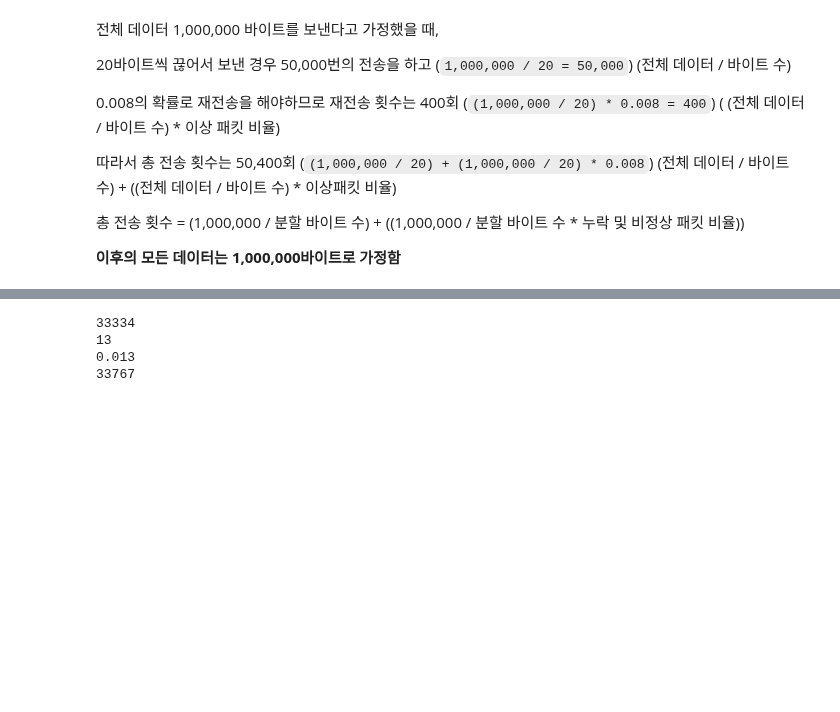
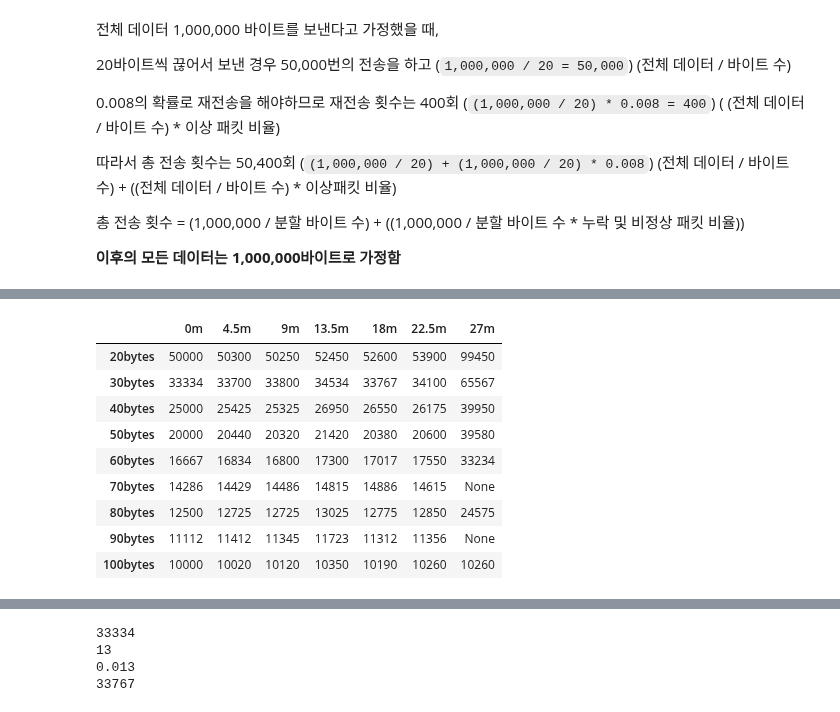
Before and after one commit to Gasiyori/Github_study, a Jupyter notebook: Total packet length including retransmission.ipynb, the cells around one changed output, grey strips where cells are left out. Cells and saved outputs as stored; diff of their text form; code cells hidden in the pictures; blank space fills up the shorter version.

```diff
--- a/Total packet length including retransmission.ipynb
+++ b/Total packet length including retransmission.ipynb
@@ -408,0 +501,13 @@ packet_table
+# %%
+packet_table
+# %% [output]
+|  | 0m | 4.5m | 9m | 13.5m | 18m | 22.5m | 27m |
+| 20bytes | 50000 | 50300 | 50250 | 52450 | 52600 | 53900 | 99450 |
+| 30bytes | 33334 | 33700 | 33800 | 34534 | 33767 | 34100 | 65567 |
+| 40bytes | 25000 | 25425 | 25325 | 26950 | 26550 | 26175 | 39950 |
+| 50bytes | 20000 | 20440 | 20320 | 21420 | 20380 | 20600 | 39580 |
+| 60bytes | 16667 | 16834 | 16800 | 17300 | 17017 | 17550 | 33234 |
+| 70bytes | 14286 | 14429 | 14486 | 14815 | 14886 | 14615 | None |
+| 80bytes | 12500 | 12725 | 12725 | 13025 | 12775 | 12850 | 24575 |
+| 90bytes | 11112 | 11412 | 11345 | 11723 | 11312 | 11356 | None |
+| 100bytes | 10000 | 10020 | 10120 | 10350 | 10190 | 10260 | 10260 |
```
Also changed, not shown: parts of 17 cells of this notebook.
